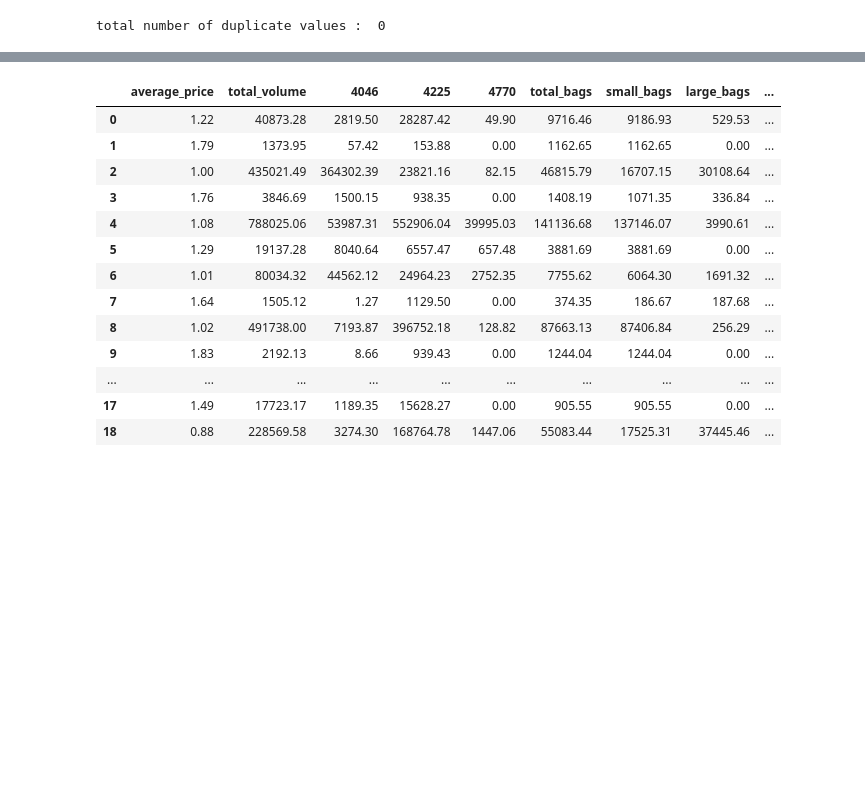
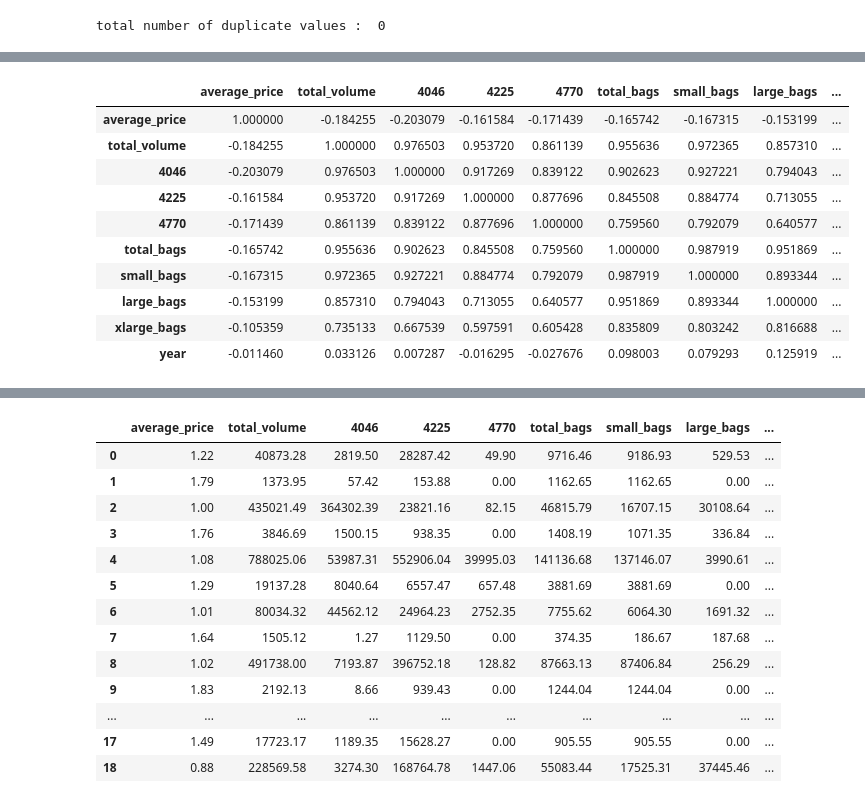
Before and after one commit to peytonmford/data_project, a Jupyter notebook: predicting_avocado_prices.ipynb, the cells around one changed output, grey strips where cells are left out. Drawn from its saved outputs; the diff is of its cells as text; code cells hidden in the pictures; blank space fills up the shorter version.

```diff
--- a/predicting_avocado_prices.ipynb
+++ b/predicting_avocado_prices.ipynb
@@ -125,0 +146,15 @@ plt.show()
+# %%
+#Check again... the features of the training set by seeing the correlations to each column
+df.corr()
+# %% [output]
+|  | average_price | total_volume | 4046 | 4225 | 4770 | total_bags | small_bags | large_bags | ... |
+| average_price | 1.000000 | -0.184255 | -0.203079 | -0.161584 | -0.171439 | -0.165742 | -0.167315 | -0.153199 | ... |
+| total_volume | -0.184255 | 1.000000 | 0.976503 | 0.953720 | 0.861139 | 0.955636 | 0.972365 | 0.857310 | ... |
+| 4046 | -0.203079 | 0.976503 | 1.000000 | 0.917269 | 0.839122 | 0.902623 | 0.927221 | 0.794043 | ... |
+| 4225 | -0.161584 | 0.953720 | 0.917269 | 1.000000 | 0.877696 | 0.845508 | 0.884774 | 0.713055 | ... |
+| 4770 | -0.171439 | 0.861139 | 0.839122 | 0.877696 | 1.000000 | 0.759560 | 0.792079 | 0.640577 | ... |
+| total_bags | -0.165742 | 0.955636 | 0.902623 | 0.845508 | 0.759560 | 1.000000 | 0.987919 | 0.951869 | ... |
+| small_bags | -0.167315 | 0.972365 | 0.927221 | 0.884774 | 0.792079 | 0.987919 | 1.000000 | 0.893344 | ... |
+| large_bags | -0.153199 | 0.857310 | 0.794043 | 0.713055 | 0.640577 | 0.951869 | 0.893344 | 1.000000 | ... |
+| xlarge_bags | -0.105359 | 0.735133 | 0.667539 | 0.597591 | 0.605428 | 0.835809 | 0.803242 | 0.816688 | ... |
+| year | -0.011460 | 0.033126 | 0.007287 | -0.016295 | -0.027676 | 0.098003 | 0.079293 | 0.125919 | ... |
```
Also changed, not shown: parts of 14 cells of this notebook.
